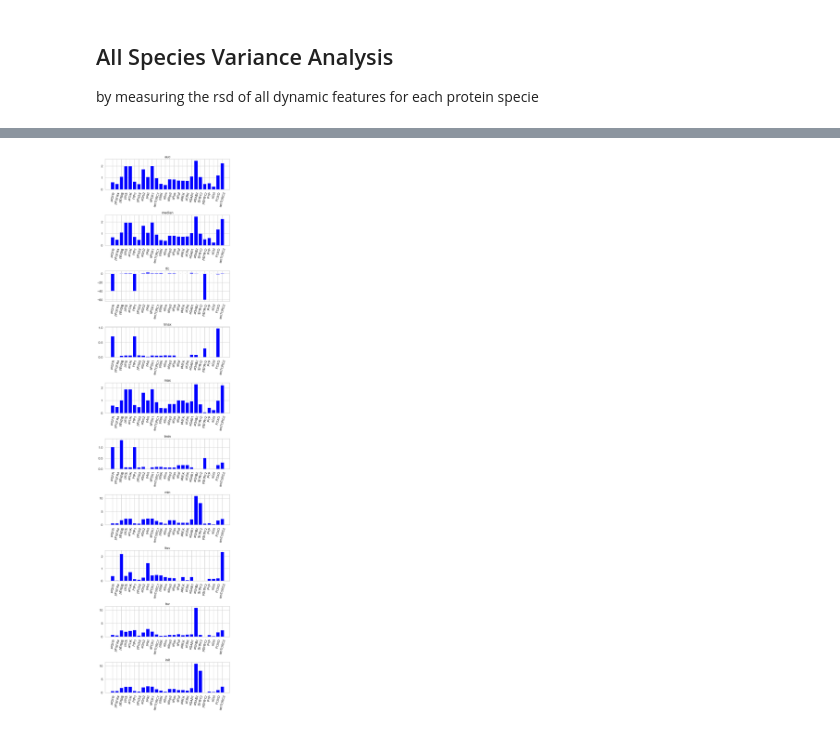
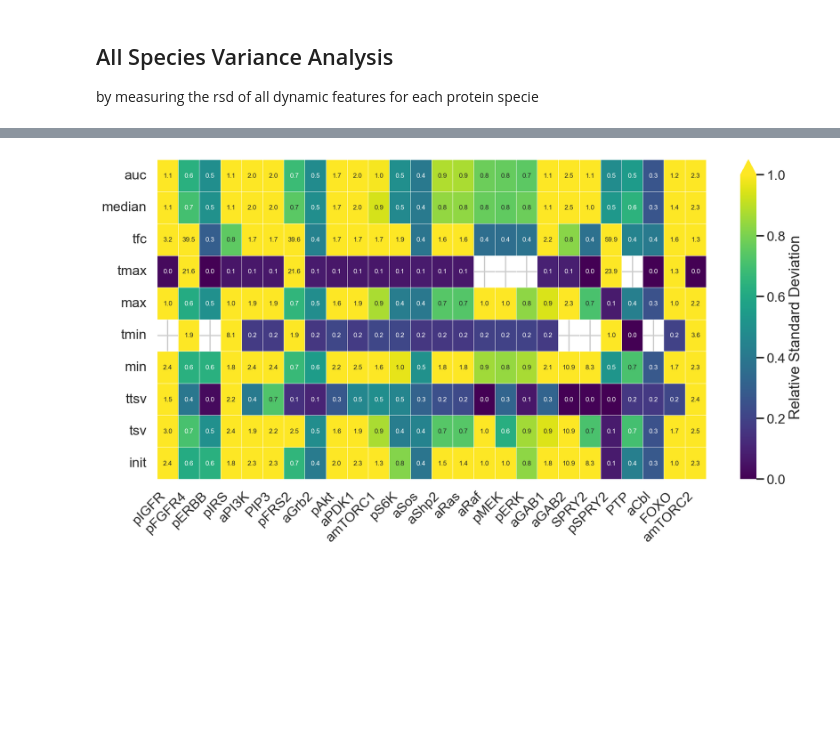
Before and after one commit to AnEvilBurrito/ode-biomarker-project, a Jupyter notebook: project-phdndf/AN05_UMAP_Cluster_One_Protein.ipynb, the cells around one changed output, grey strips where cells are left out. Drawn from its saved outputs; the diff is of its cells as text; code cells hidden in the pictures; blank space fills up the shorter version.

```diff
--- a/project-phdndf/AN05_UMAP_Cluster_One_Protein.ipynb
+++ b/project-phdndf/AN05_UMAP_Cluster_One_Protein.ipynb
@@ -246,7 +246,7 @@ all_rsd_df_data = []
 for target_protein in tqdm(species_list):
 
     # Data preparation
-    indexed_dyn_feats = dynamic_features.set_index('Row')
+    indexed_dyn_feats = dynamic_features.set_index("Unnamed: 0")
     columns = indexed_dyn_feats.columns
     target_dynamic_features = indexed_dyn_feats.filter(like=target_protein, axis=1)
 
@@ -359,10 +366,4 @@ for target_protein in tqdm(species_list):
 # %%
-# re-orient all rsd data
-
-all_rsd_df = pd.concat(all_rsd_df_data, axis=1)
-all_rsd_df.columns = species_list
-
-# plot each row of the rsd data
 
 plot_cols = 1
 plot_rows = 10
@@ -376,5 +377,23 @@ for i, row in enumerate(all_rsd_df.index):
 
 # plt.suptitle('RSD of Dynamic Features for Each Protein')
 plt.tight_layout()
-# %% [output]
-[figure, removed]
+# %%
+data = all_rsd_df.abs()
+
+plt.figure(figsize=(max(12, data.shape[1] * 0.5), max(7, data.shape[0] * 0.5)), dpi=150)
+ax = sns.heatmap(
+    data,
+    cmap="viridis",
+    vmin=0,
+    vmax=1,
+    annot=data.round(1).astype(str),
+    fmt="",
+    annot_kws={"size": 8},  # smaller font
+    linewidths=0.3,
+    linecolor="white",
+    cbar_kws={"label": "Relative Standard Deviation", "extend": "max"},
+)
+plt.xticks(rotation=45, ha="right")
+plt.tight_layout()
+# %% [output]
+[figure, added]
```
Also changed, not shown: parts of 4 cells of this notebook, 4 other files.
